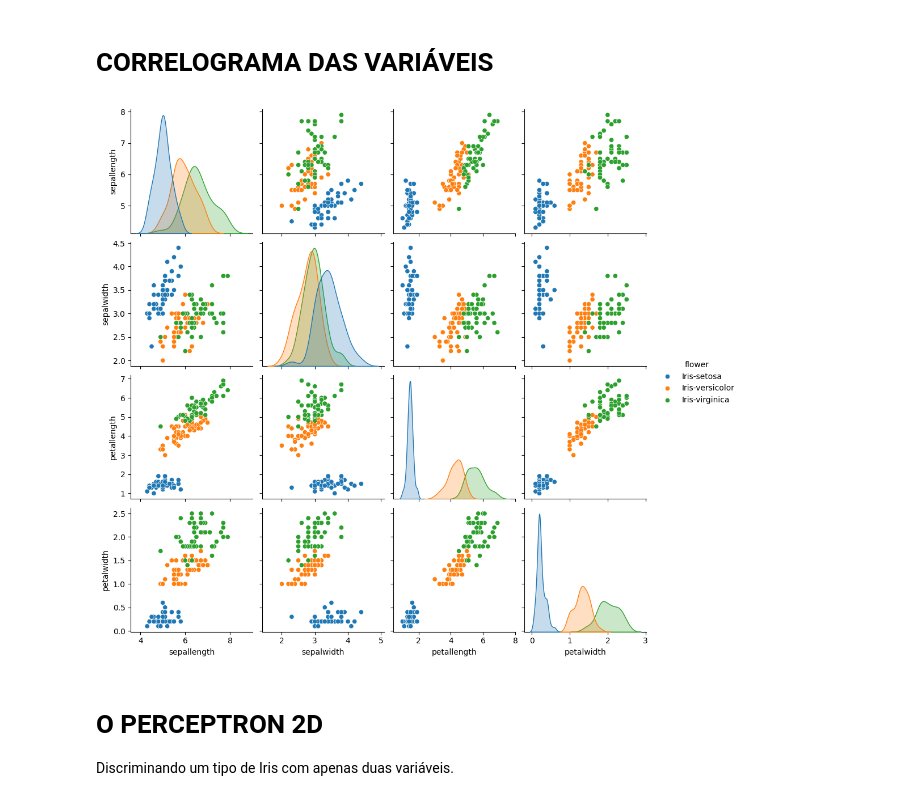
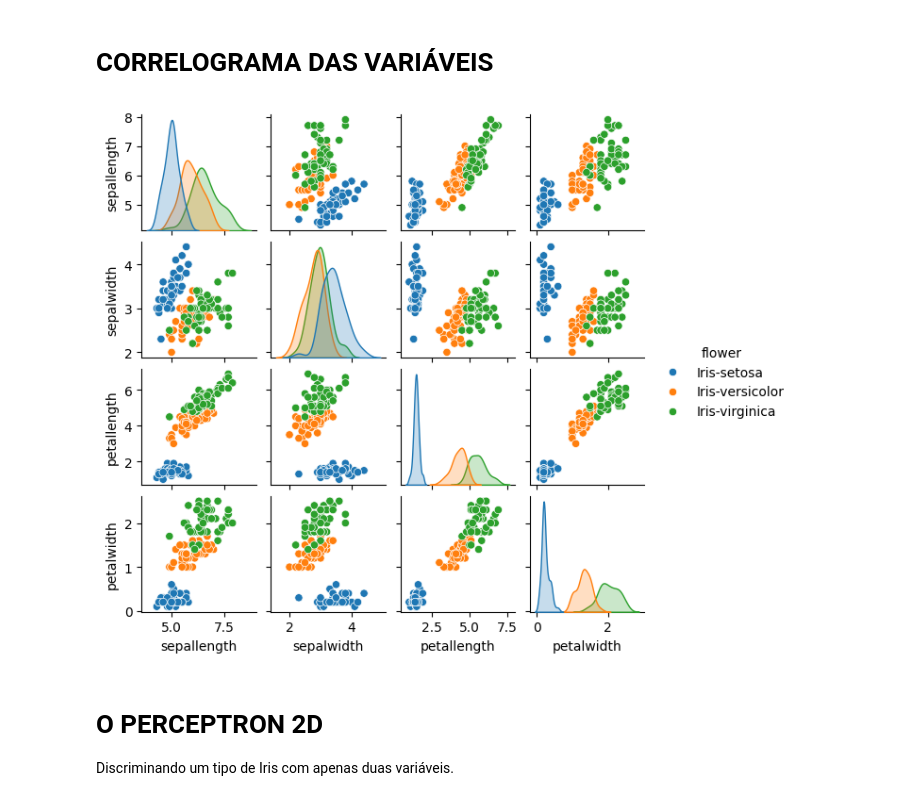
Before and after one commit to Slaxis/infnet-nn, a Jupyter notebook: notebooks/classification/iris_perceptron.ipynb, the cells around one changed output. Cells and saved outputs as stored; diff of their text form; code cells hidden in the pictures.

```diff
--- a/notebooks/classification/iris_perceptron.ipynb
+++ b/notebooks/classification/iris_perceptron.ipynb
@@ -28,9 +44,9 @@ Index(['sepallength', 'sepalwidth', 'petallength', 'petalwidth', 'flower'], dtyp
 # %% [markdown]
 # CORRELOGRAMA DAS VARIÁVEIS
 # %%
-_ = seaborn.pairplot(iris, hue='flower')
+_ = seaborn.pairplot(iris, hue='flower', height=1.5)
 # %% [output]
-[figure, old version]
+[figure, new version]
 # %% [markdown]
 # O PERCEPTRON 2D
 
```
Also changed, not shown: parts of 5 cells of this notebook, 12 other files.
